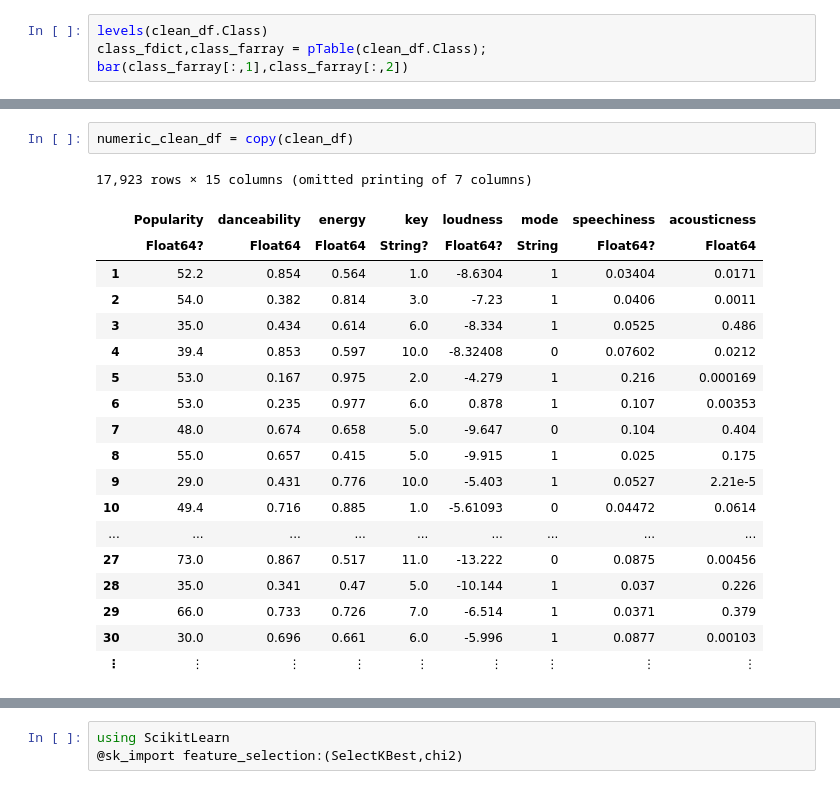
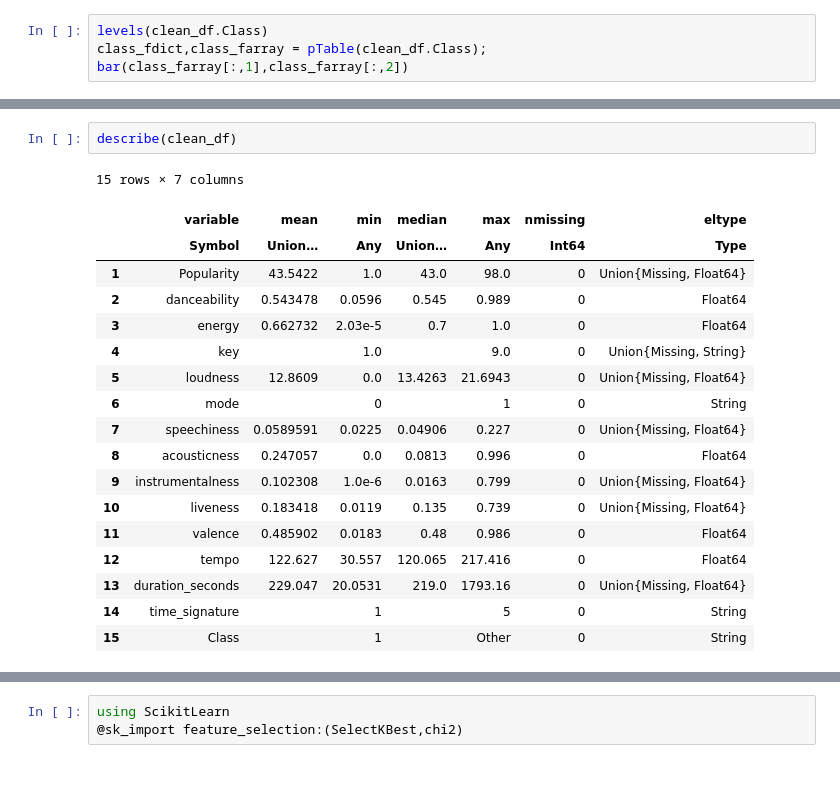
Before and after one commit to maxhormazabal/finalpracticalml, a Jupyter notebook: preprocessing.ipynb, the cells around one changed output, grey strips where cells are left out. Drawn from its saved outputs; the diff is of its cells as text.

```diff
--- a/preprocessing.ipynb
+++ b/preprocessing.ipynb
@@ -538,22 +483,21 @@ Dict{Any, Any} with 8 entries:
-# %%
-numeric_clean_df = copy(clean_df)
-# %% [output]
-17,923 rows × 15 columns (omitted printing of 7 columns)
-|  | Popularity | danceability | energy | key | loudness | mode | speechiness | acousticness |
-|  | Float64? | Float64 | Float64 | String? | Float64? | String | Float64? | Float64 |
-| 1 | 52.2 | 0.854 | 0.564 | 1.0 | -8.6304 | 1 | 0.03404 | 0.0171 |
-| 2 | 54.0 | 0.382 | 0.814 | 3.0 | -7.23 | 1 | 0.0406 | 0.0011 |
-| 3 | 35.0 | 0.434 | 0.614 | 6.0 | -8.334 | 1 | 0.0525 | 0.486 |
-| 4 | 39.4 | 0.853 | 0.597 | 10.0 | -8.32408 | 0 | 0.07602 | 0.0212 |
-| 5 | 53.0 | 0.167 | 0.975 | 2.0 | -4.279 | 1 | 0.216 | 0.000169 |
-| 6 | 53.0 | 0.235 | 0.977 | 6.0 | 0.878 | 1 | 0.107 | 0.00353 |
-| 7 | 48.0 | 0.674 | 0.658 | 5.0 | -9.647 | 0 | 0.104 | 0.404 |
-| 8 | 55.0 | 0.657 | 0.415 | 5.0 | -9.915 | 1 | 0.025 | 0.175 |
-| 9 | 29.0 | 0.431 | 0.776 | 10.0 | -5.403 | 1 | 0.0527 | 2.21e-5 |
-| 10 | 49.4 | 0.716 | 0.885 | 1.0 | -5.61093 | 0 | 0.04472 | 0.0614 |
-| ... | ... | ... | ... | ... | ... | ... | ... | ... |
-| 27 | 73.0 | 0.867 | 0.517 | 11.0 | -13.222 | 0 | 0.0875 | 0.00456 |
-| 28 | 35.0 | 0.341 | 0.47 | 5.0 | -10.144 | 1 | 0.037 | 0.226 |
-| 29 | 66.0 | 0.733 | 0.726 | 7.0 | -6.514 | 1 | 0.0371 | 0.379 |
-| 30 | 30.0 | 0.696 | 0.661 | 6.0 | -5.996 | 1 | 0.0877 | 0.00103 |
-| ⋮ | ⋮ | ⋮ | ⋮ | ⋮ | ⋮ | ⋮ | ⋮ | ⋮ |
+# %%
+describe(clean_df)
+# %% [output]
+15 rows × 7 columns
+|  | variable | mean | min | median | max | nmissing | eltype |
+|  | Symbol | Union… | Any | Union… | Any | Int64 | Type |
+| 1 | Popularity | 43.5422 | 1.0 | 43.0 | 98.0 | 0 | Union{Missing, Float64} |
+| 2 | danceability | 0.543478 | 0.0596 | 0.545 | 0.989 | 0 | Float64 |
+| 3 | energy | 0.662732 | 2.03e-5 | 0.7 | 1.0 | 0 | Float64 |
+| 4 | key |  | 1.0 |  | 9.0 | 0 | Union{Missing, String} |
+| 5 | loudness | 12.8609 | 0.0 | 13.4263 | 21.6943 | 0 | Union{Missing, Float64} |
+| 6 | mode |  | 0 |  | 1 | 0 | String |
+| 7 | speechiness | 0.0589591 | 0.0225 | 0.04906 | 0.227 | 0 | Union{Missing, Float64} |
+| 8 | acousticness | 0.247057 | 0.0 | 0.0813 | 0.996 | 0 | Float64 |
+| 9 | instrumentalness | 0.102308 | 1.0e-6 | 0.0163 | 0.799 | 0 | Union{Missing, Float64} |
+| 10 | liveness | 0.183418 | 0.0119 | 0.135 | 0.739 | 0 | Union{Missing, Float64} |
+| 11 | valence | 0.485902 | 0.0183 | 0.48 | 0.986 | 0 | Float64 |
+| 12 | tempo | 122.627 | 30.557 | 120.065 | 217.416 | 0 | Float64 |
+| 13 | duration_seconds | 229.047 | 20.0531 | 219.0 | 1793.16 | 0 | Union{Missing, Float64} |
+| 14 | time_signature |  | 1 |  | 5 | 0 | String |
+| 15 | Class |  | 1 |  | Other | 0 | String |
```
Also changed, not shown: parts of 11 cells of this notebook, 3 other files.
